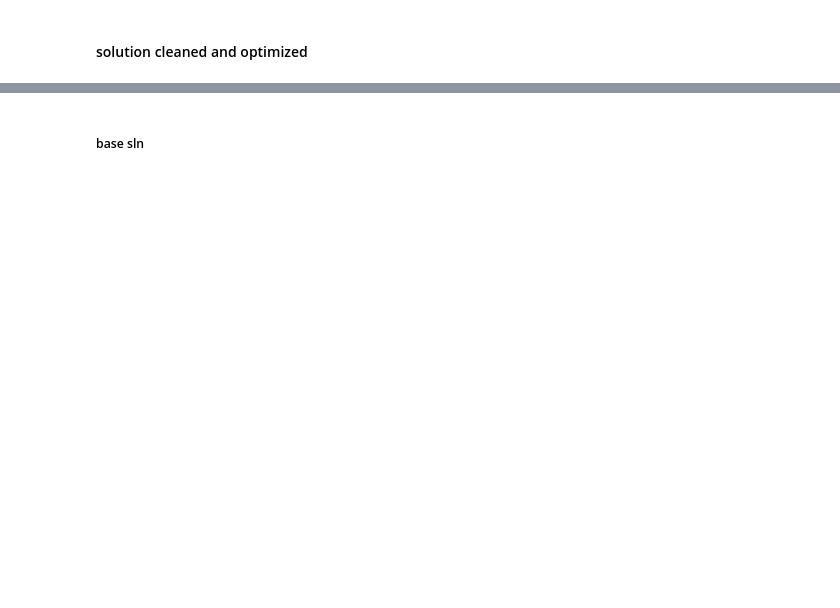
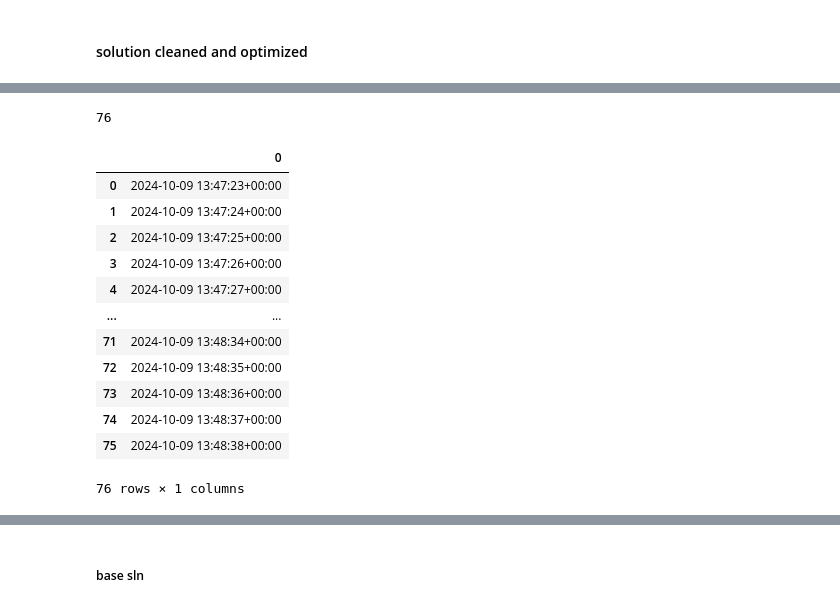
Before and after one commit to jewliyahh/ThomsonReuters-Takehome, a Jupyter notebook: exploration.ipynb, the cells around one changed output, grey strips where cells are left out. Cells and saved outputs as stored; diff of their text form; code cells hidden in the pictures; blank space fills up the shorter version.

Commit message:
change minute logiv to seconds

```diff
--- a/exploration.ipynb
+++ b/exploration.ipynb
@@ -294,4 +331,4 @@ DatetimeIndex(['2024-10-09 13:47:00+00:00', '2024-10-09 13:48:00+00:00'], dtype=
 # %%
-time_range = pd.date_range(start=data_dict[1]['created_at_rounded'], end=data_dict[1]['finished_at_rounded'], freq='T')[:-1]
-np.full(len(time_range), data_dict[1]['tokens_per_minute'])
+time_range = pd.date_range(start=data_dict[1]['created_at_rounded'], end=data_dict[1]['finished_at_rounded'], freq='S')[:-1]
+np.full(len(time_range), data_dict[1]['tokens_per_second'])
 # %% [output]
@@ -298,0 +354,5 @@ array([148159.81010163, 148159.81010163])
+# %%
+seconds = []
+# %%
+seconds.extend(time_range)
+seconds
@@ -298,0 +379,23 @@ array([148159.81010163, 148159.81010163])
+# %%
+tokens.extend([data_dict[1]['tokens_per_second']] * len(time_range))
+len(tokens)
+# %% [output]
+76
+# %%
+seconds_df = pd.DataFrame(seconds)
+# %%
+seconds_df
+# %% [output]
+|  | 0 |
+| 0 | 2024-10-09 13:47:23+00:00 |
+| 1 | 2024-10-09 13:47:24+00:00 |
+| 2 | 2024-10-09 13:47:25+00:00 |
+| 3 | 2024-10-09 13:47:26+00:00 |
+| 4 | 2024-10-09 13:47:27+00:00 |
+| ... | ... |
+| 71 | 2024-10-09 13:48:34+00:00 |
+| 72 | 2024-10-09 13:48:35+00:00 |
+| 73 | 2024-10-09 13:48:36+00:00 |
+| 74 | 2024-10-09 13:48:37+00:00 |
+| 75 | 2024-10-09 13:48:38+00:00 |
+76 rows × 1 columns
```
Also changed, not shown: parts of 46 cells of this notebook, 19 other files.
